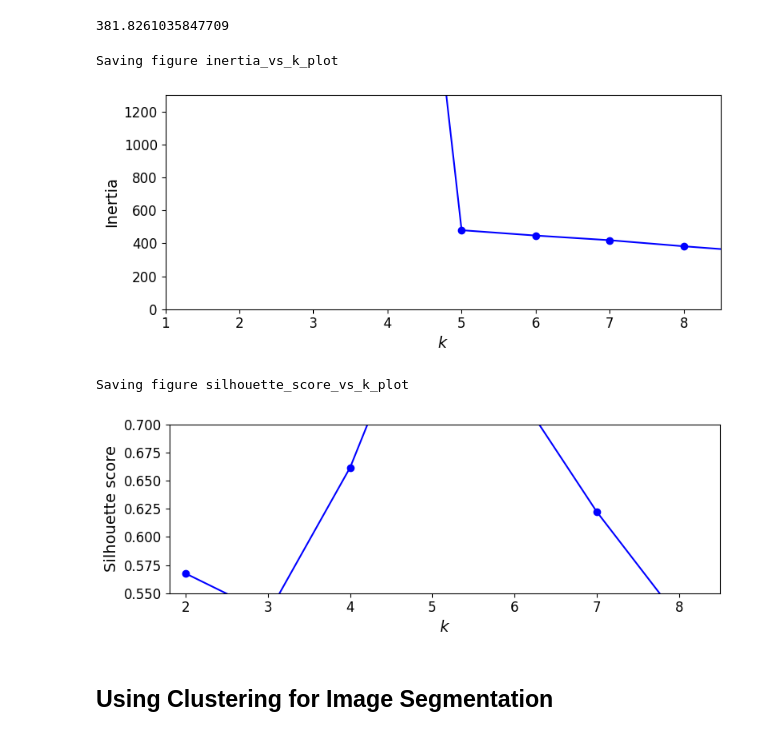
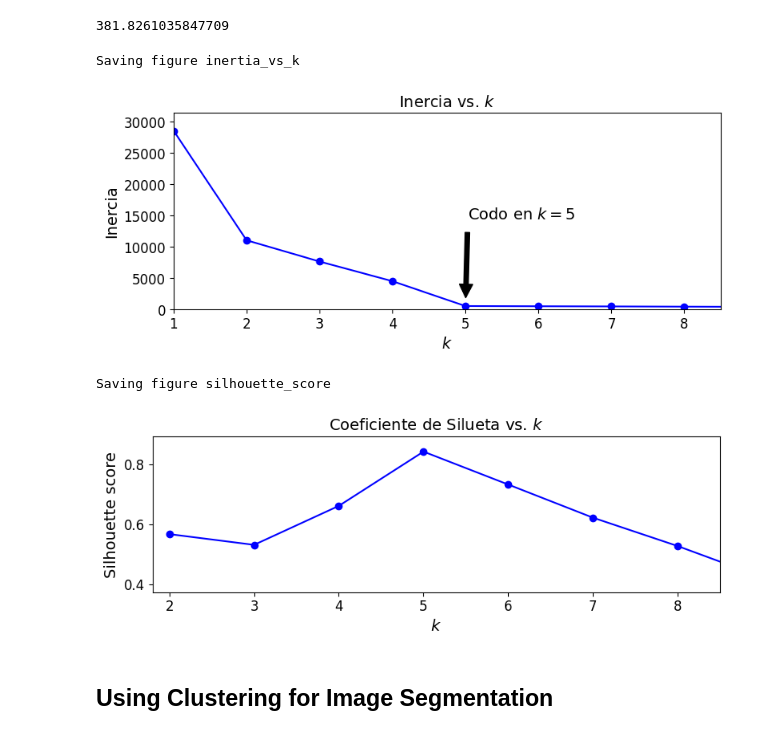
Before and after one commit to jolveradev/Inteligencia-Artificial-2026---Jorge-Olvera, a Jupyter notebook: ADAs/Clustering/01 K-medias.ipynb, the cells around one changed output. Saved outputs shown, nothing was run; the diff lists cells and outputs as text; code cells hidden in the pictures.

```diff
--- a/ADAs/Clustering/01 K-medias.ipynb
+++ b/ADAs/Clustering/01 K-medias.ipynb
@@ -575,35 +575,38 @@ inertias = [model.inertia_ for model in kmeans_per_k]
 # %%
 plt.figure(figsize=(8, 3.5))
 plt.plot(range(1, 10), inertias, "bo-")
 plt.xlabel("$k$", fontsize=14)
-plt.ylabel("Inertia", fontsize=14)
-plt.annotate('Elbow',
-             xy=(4, inertias[3]),
-             xytext=(0.55, 0.55),
+plt.ylabel("Inercia", fontsize=14)
+plt.annotate('Codo en $k=5$',
+             xy=(5, inertias[4]),
+             xytext=(0.58, 0.50),
              textcoords='figure fraction',
-             fontsize=16,
+             fontsize=14,
              arrowprops=dict(facecolor='black', shrink=0.1)
             )
-plt.axis([1, 8.5, 0, 1300])
-save_fig("inertia_vs_k_plot")
+plt.axis([1, 8.5, 0, max(inertias) * 1.1])
+plt.title("Inercia vs. $k$", fontsize=14)
+save_fig("inertia_vs_k")
 plt.show()
 # %% [output]
-Saving figure inertia_vs_k_plot
+Saving figure inertia_vs_k
-[figure, old version]
+[figure, new version]
 # %%
 silhouette_scores = [silhouette_score(X, model.labels_)
                      for model in kmeans_per_k[1:]]
 # %%
+
 plt.figure(figsize=(8, 3))
 plt.plot(range(2, 10), silhouette_scores, "bo-")
 plt.xlabel("$k$", fontsize=14)
 plt.ylabel("Silhouette score", fontsize=14)
-plt.axis([1.8, 8.5, 0.55, 0.7])
-save_fig("silhouette_score_vs_k_plot")
+plt.axis([1.8, 8.5, min(silhouette_scores) - 0.05, max(silhouette_scores) + 0.05])
+plt.title("Coeficiente de Silueta vs. $k$", fontsize=14)
+save_fig("silhouette_score")
 plt.show()
 # %% [output]
-Saving figure silhouette_score_vs_k_plot
+Saving figure silhouette_score
-[figure, old version]
+[figure, new version]
 # %% [markdown]
 ## Using Clustering for Image Segmentation
 # %%
```
Also changed, not shown: parts of 2 cells of this notebook.
